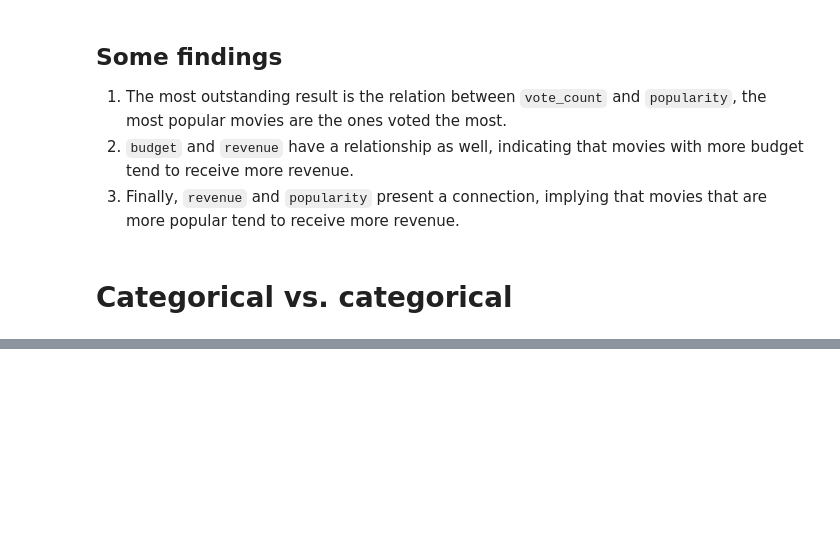
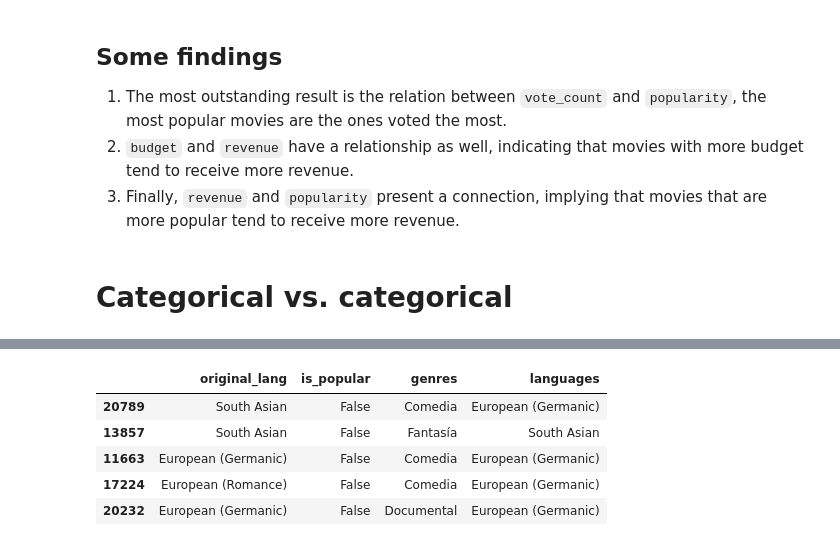
Before and after one commit to juan-gomezj4/ml-movie-recommender, a Jupyter notebook: notebooks/3-analysis/bivariate_data_analysis.ipynb, the cells around one changed output, grey strips where cells are left out. Saved outputs shown, nothing was run; the diff lists cells and outputs as text; code cells hidden in the pictures; blank space fills up the shorter version.

```diff
--- a/notebooks/3-analysis/bivariate_data_analysis.ipynb
+++ b/notebooks/3-analysis/bivariate_data_analysis.ipynb
@@ -171,0 +347,9 @@ cat_cols: list[str] = [
+# %%
+df_cat.sample(5)
+# %% [output]
+|  | original_lang | is_popular | genres | languages |
+| 20789 | South Asian | False | Comedia | European (Germanic) |
+| 13857 | South Asian | False | Fantasía | South Asian |
+| 11663 | European (Germanic) | False | Comedia | European (Germanic) |
+| 17224 | European (Romance) | False | Comedia | European (Germanic) |
+| 20232 | European (Germanic) | False | Documental | European (Germanic) |
```
Also changed, not shown: parts of 11 cells of this notebook.
